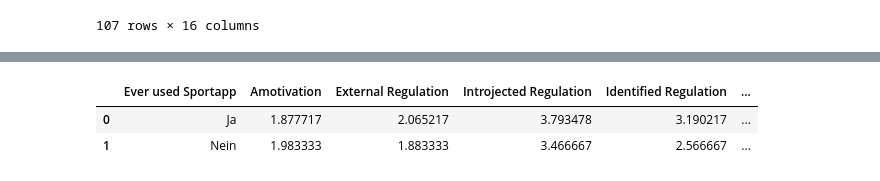
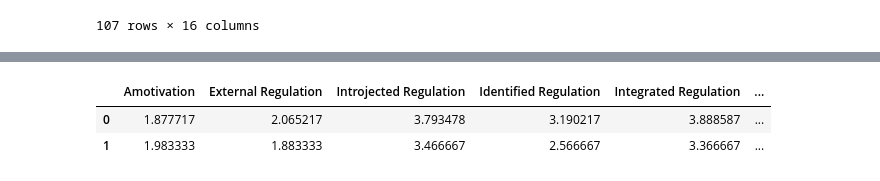
Before and after one commit to leaambrosius/emse, a Jupyter notebook: evaluation_lambrosi.ipynb, the cells around one changed output, grey strips where cells are left out. Cells and saved outputs as stored; diff of their text form; code cells hidden in the pictures.

```diff
--- a/evaluation_lambrosi.ipynb
+++ b/evaluation_lambrosi.ipynb
@@ -59,8 +32,8 @@ plt.show()
 # %%
 meandata = data.groupby('Ever used Sportapp',as_index=False)['Amotivation','External Regulation','Introjected Regulation','Identified Regulation','Integrated Regulation','Intrinsic Motivation'].mean()
-
+meandata = meandata[meandata.columns[1:]]
 meandata
 # %% [output]
-|  | Ever used Sportapp | Amotivation | External Regulation | Introjected Regulation | Identified Regulation | ... |
-| 0 | Ja | 1.877717 | 2.065217 | 3.793478 | 3.190217 | ... |
-| 1 | Nein | 1.983333 | 1.883333 | 3.466667 | 2.566667 | ... |
+|  | Amotivation | External Regulation | Introjected Regulation | Identified Regulation | Integrated Regulation | ... |
+| 0 | 1.877717 | 2.065217 | 3.793478 | 3.190217 | 3.888587 | ... |
+| 1 | 1.983333 | 1.883333 | 3.466667 | 2.566667 | 3.366667 | ... |
```
Also changed, not shown: parts of 6 cells of this notebook.
